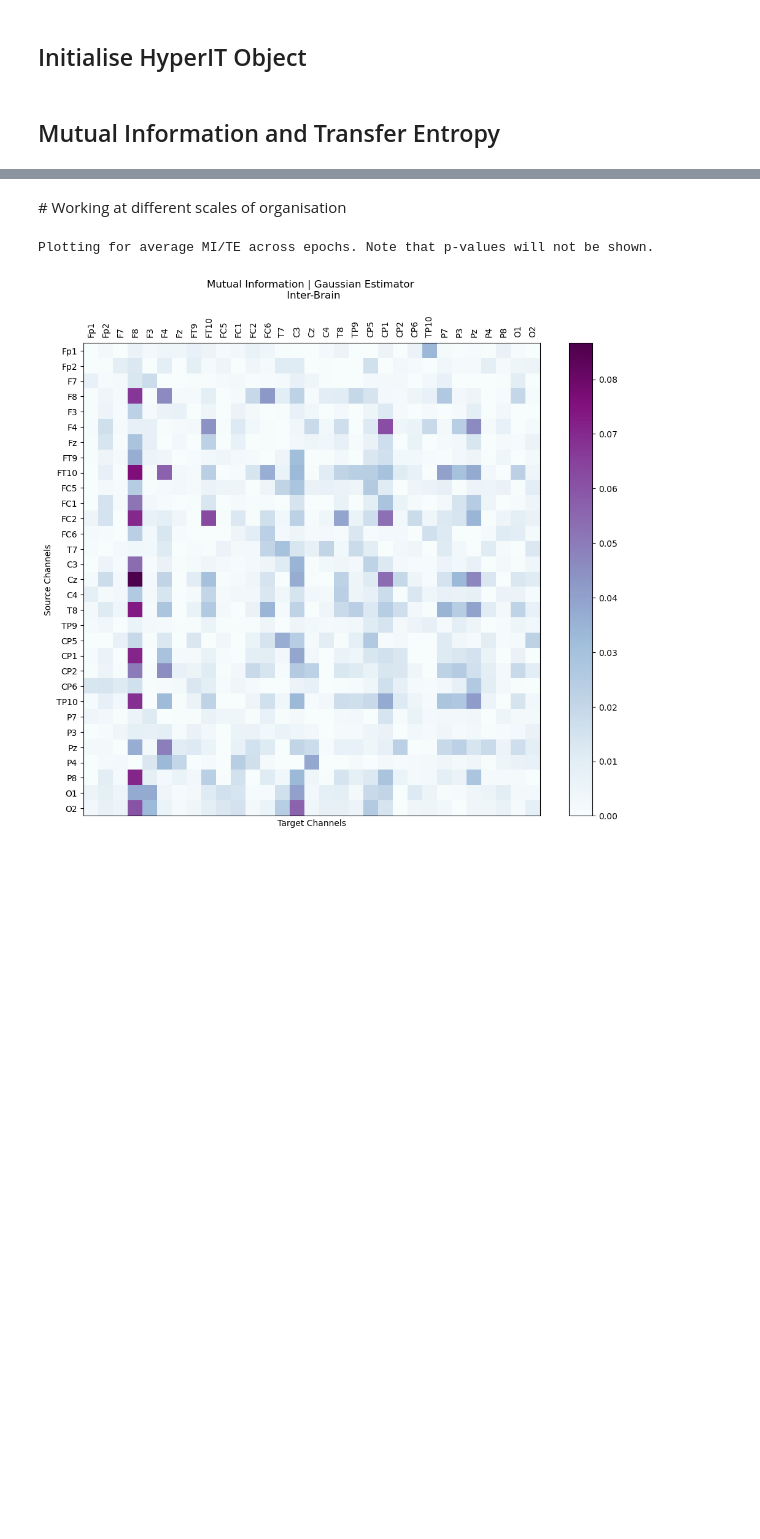
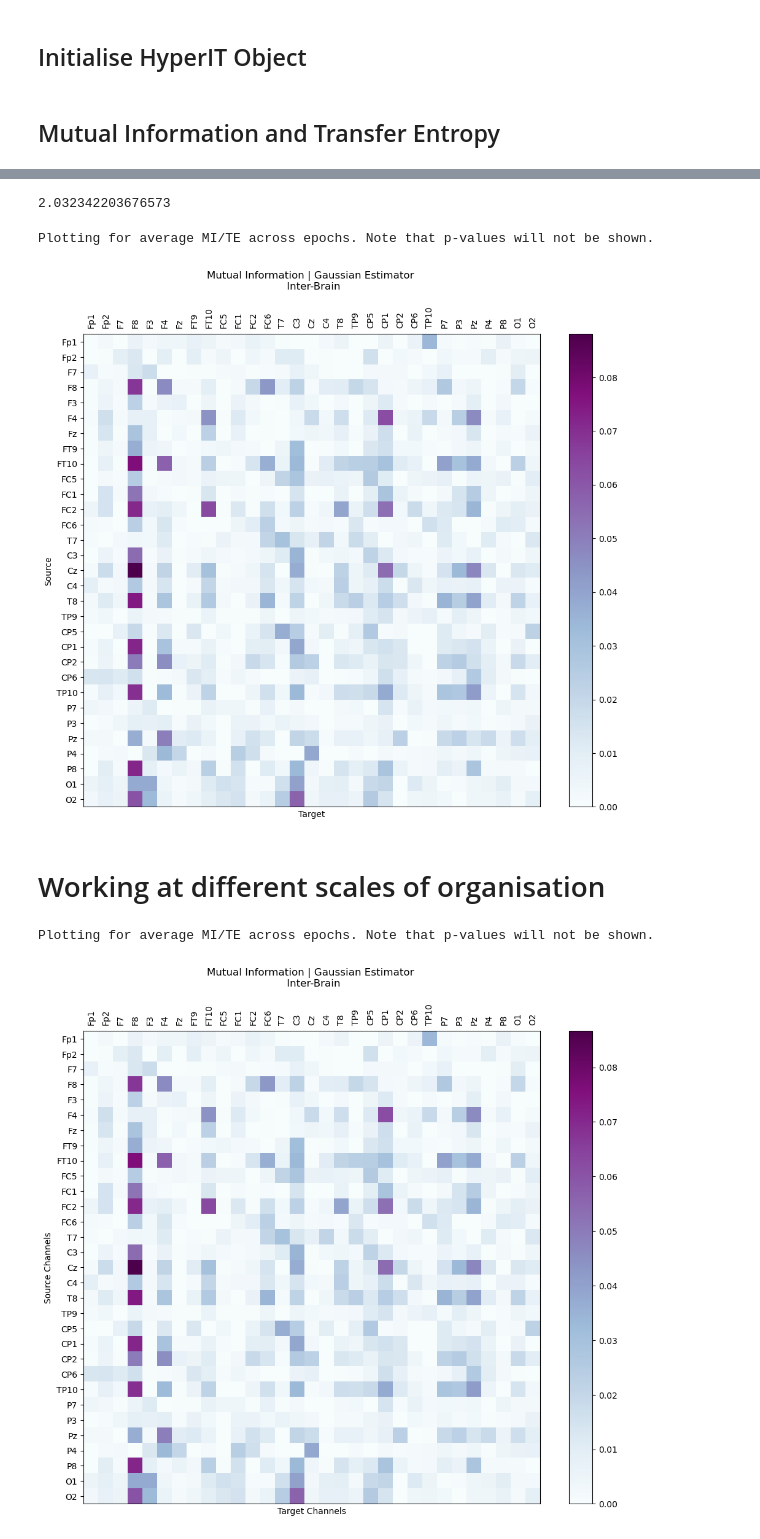
Before and after one commit to EdoardoChidichimo/HyperIT, a Jupyter notebook: HyperIT/it_tutorial.ipynb, the cells around one changed output, grey strips where cells are left out. Drawn from its saved outputs; the diff is of its cells as text; code cells hidden in the pictures; blank space fills up the shorter version.

```diff
--- a/HyperIT/it_tutorial.ipynb
+++ b/HyperIT/it_tutorial.ipynb
@@ -343,5 +331,29 @@ Plotting for average MI/TE across epochs. Note that p-values will not be shown.
-# %% [markdown]
-# Working at different scales of organisation
+# %%
+data = np.random.rand(1000)
+data = data1[0, 0, :]
+# normalise data
+data = (data - np.mean(data)) / np.std(data)
+
+calcClass = JPackage("infodynamics.measures.continuous.kernel").EntropyCalculatorKernel
+calc = calcClass()
+# 2. Set any properties to non-default values:
+# No properties were set to non-default values
+# 3. Initialise the calculator for (re-)use:
+calc.initialise()
+# 4. Supply the sample data:
+calc.setObservations(data)
+# 5. Compute the estimate:
+result = calc.computeAverageLocalOfObservations()
+print(result)
+# %% [output]
+2.032342203676573
+# %%
+mi_matrix = it.compute_mi(estimator_type = 'gaussian', mi_normalise = 'max', calc_sigstats = False, vis = True)
+# %% [output]
+Plotting for average MI/TE across epochs. Note that p-values will not be shown.
+[figure, added]
+# %% [markdown]
+# Working at different scales of organisation
 # %%
 mi_it = it.compute_mi(estimator_type='gaussian', calc_sigstats=False, vis=True)
 
```
Also changed, not shown: parts of 2 cells of this notebook, 1 other file.
